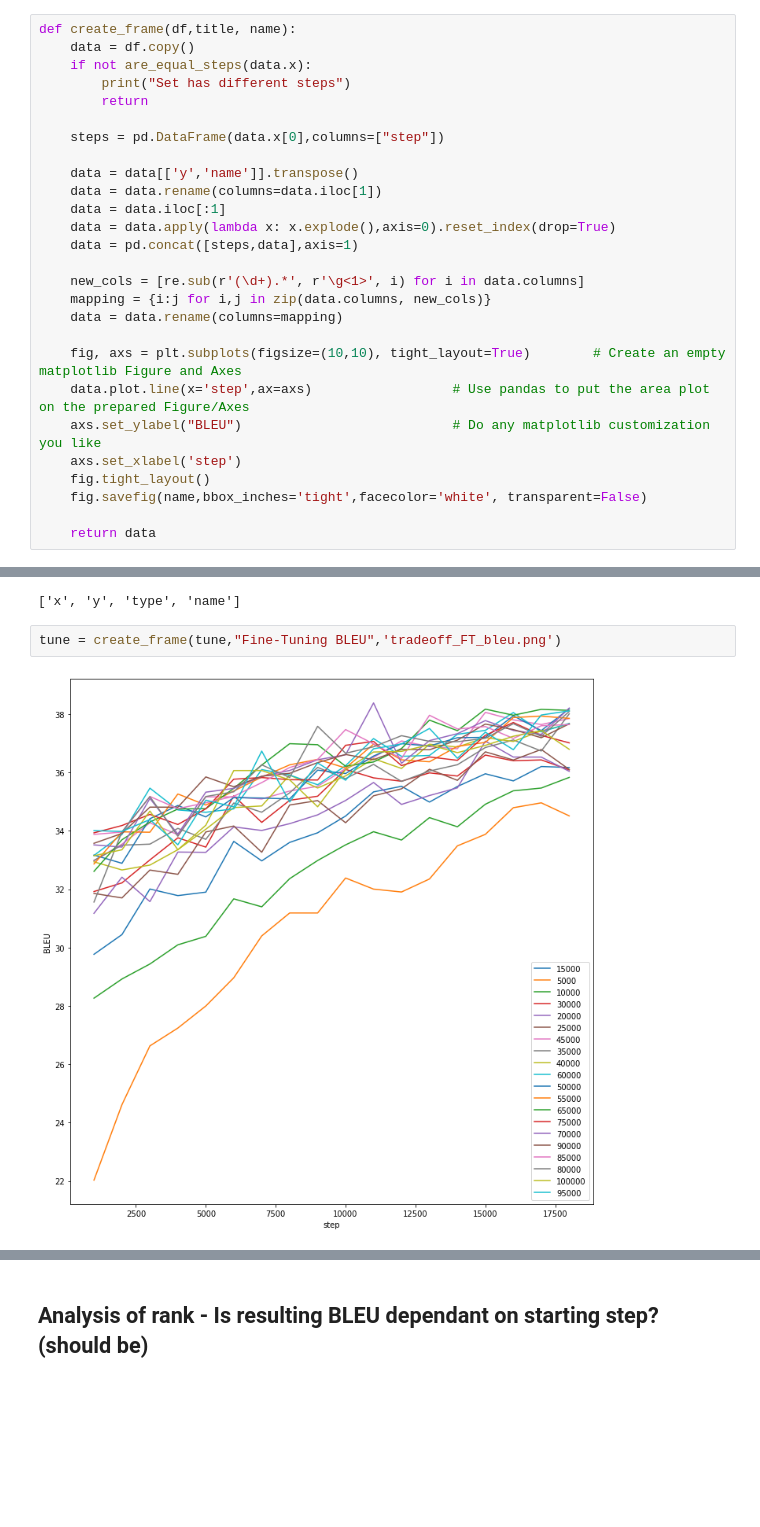
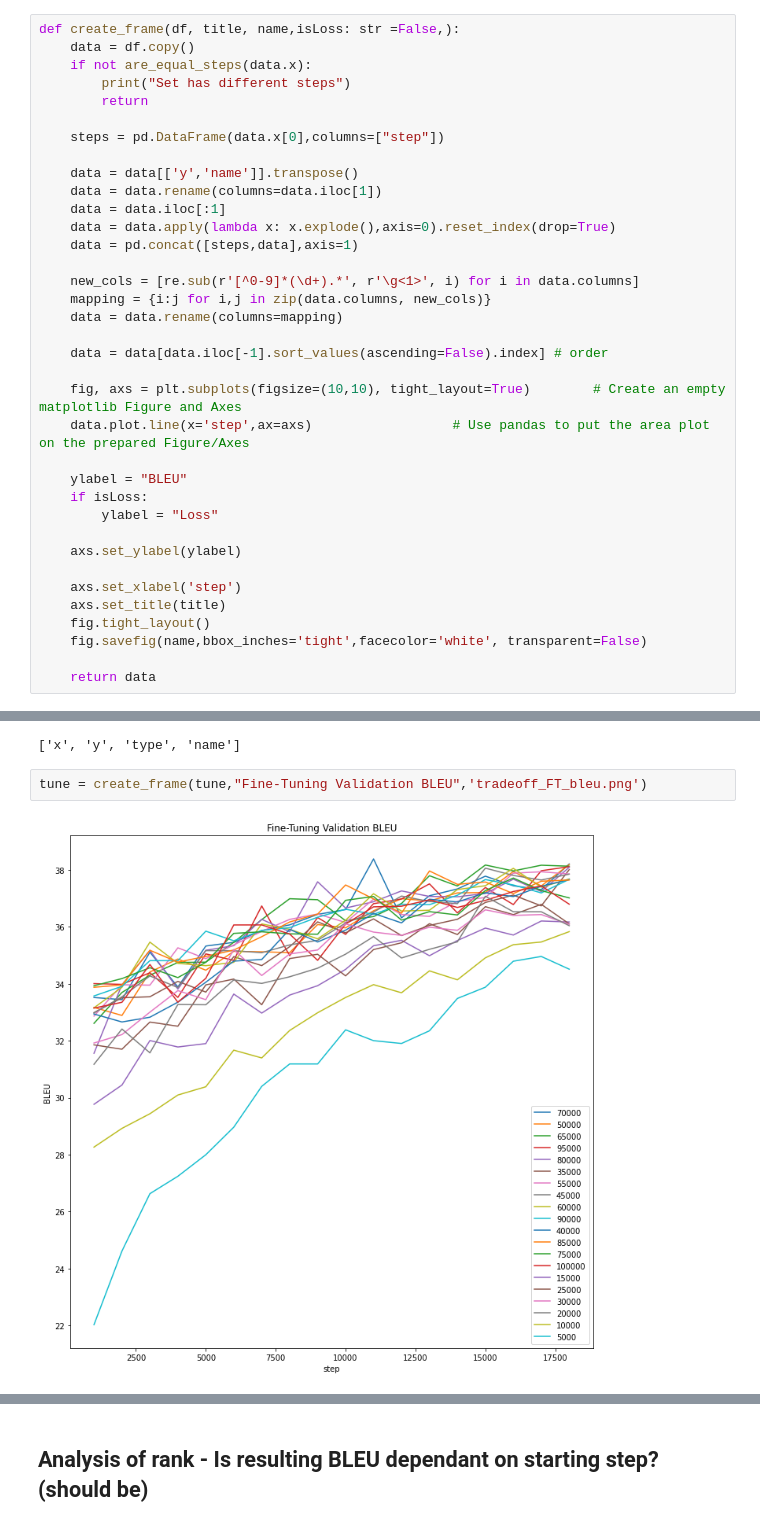
Before and after one commit to marekninja/master-results, a Jupyter notebook: vysledky.ipynb, the cells around one changed output, grey strips where cells are left out. Drawn from its saved outputs; the diff is of its cells as text; blank space fills up the shorter version.

```diff
--- a/vysledky.ipynb
+++ b/vysledky.ipynb
@@ -21,7 +20,7 @@ def are_equal_steps(column):
                 return False
     return True
 # %%
-def create_frame(df,title, name):
+def create_frame(df, title, name,isLoss: str =False,):
     data = df.copy()
     if not are_equal_steps(data.x):
         print("Set has different steps")
@@ -35,14 +34,23 @@ def create_frame(df,title, name):
     data = data.apply(lambda x: x.explode(),axis=0).reset_index(drop=True)
     data = pd.concat([steps,data],axis=1)
 
-    new_cols = [re.sub(r'(\d+).*', r'\g<1>', i) for i in data.columns]
+    new_cols = [re.sub(r'[^0-9]*(\d+).*', r'\g<1>', i) for i in data.columns]
     mapping = {i:j for i,j in zip(data.columns, new_cols)}
     data = data.rename(columns=mapping)
 
+    data = data[data.iloc[-1].sort_values(ascending=False).index] # order
+
     fig, axs = plt.subplots(figsize=(10,10), tight_layout=True)        # Create an empty matplotlib Figure and Axes
     data.plot.line(x='step',ax=axs)                  # Use pandas to put the area plot on the prepared Figure/Axes
-    axs.set_ylabel("BLEU")                           # Do any matplotlib customization you like
+
+    ylabel = "BLEU"
+    if isLoss:
+        ylabel = "Loss"
+
+    axs.set_ylabel(ylabel)
+
     axs.set_xlabel('step')
+    axs.set_title(title)
     fig.tight_layout()
     fig.savefig(name,bbox_inches='tight',facecolor='white', transparent=False)
 
@@ -56,9 +66,9 @@ import re
 # %% [output]
 ['x', 'y', 'type', 'name']
 # %%
-tune = create_frame(tune,"Fine-Tuning BLEU",'tradeoff_FT_bleu.png')
+tune = create_frame(tune,"Fine-Tuning Validation BLEU",'tradeoff_FT_bleu.png')
 # %% [output]
-[figure, old version]
+[figure, new version]
 # %%
 train = create_frame(train,"Validation BLEU",'tradeoff_train_val_bleu.png')
 # %% [output]
```
Also changed, not shown: parts of 23 cells of this notebook, 10 other files.
